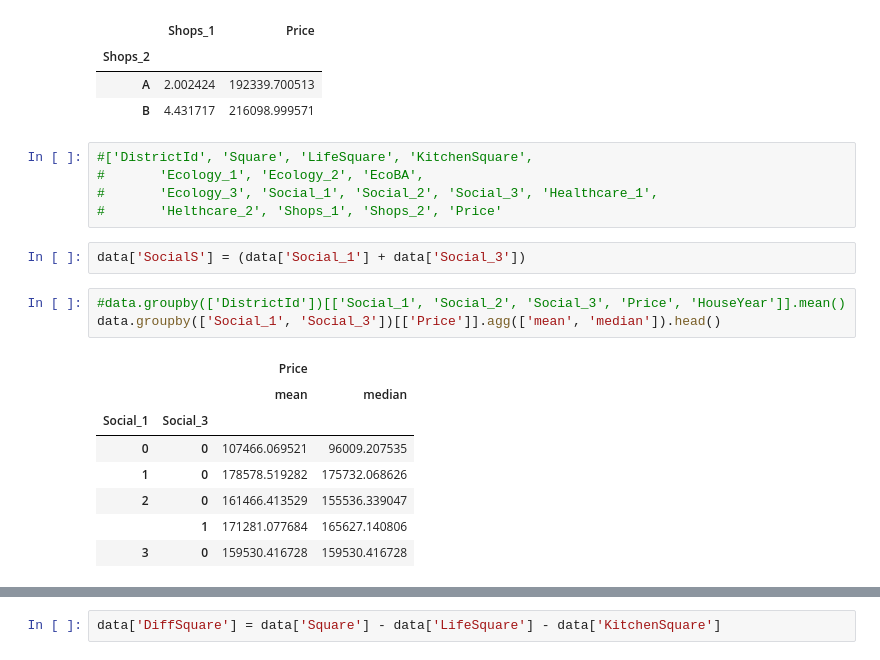
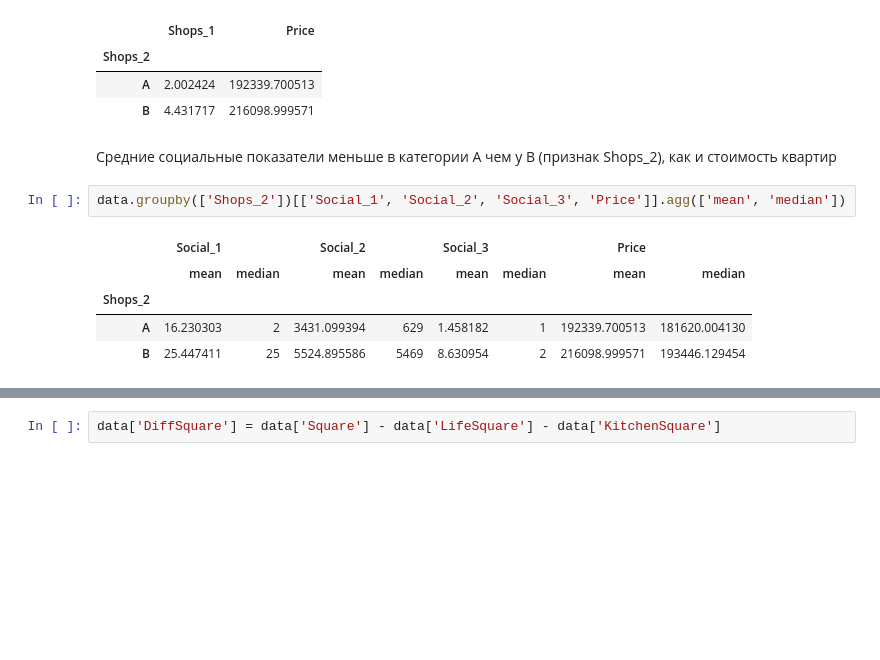
Before and after one commit to Selen34/pds, a Jupyter notebook: project_pds.ipynb, the cells around one changed output, grey strips where cells are left out. Drawn from its saved outputs; the diff is of its cells as text; blank space fills up the shorter version.

```diff
--- a/project_pds.ipynb
+++ b/project_pds.ipynb
@@ -166,22 +144,13 @@ data.groupby(['Shops_2'])[['Shops_1', 'Price']].mean()
 | Shops_2 |  |  |
 | A | 2.002424 | 192339.700513 |
 | B | 4.431717 | 216098.999571 |
-# %%
-#['DistrictId', 'Square', 'LifeSquare', 'KitchenSquare',
-#       'Ecology_1', 'Ecology_2', 'EcoBA',
-#       'Ecology_3', 'Social_1', 'Social_2', 'Social_3', 'Healthcare_1',
-#       'Helthcare_2', 'Shops_1', 'Shops_2', 'Price'
-# %%
-data['SocialS'] = (data['Social_1'] + data['Social_3'])
+# %% [markdown]
+Средние социальные показатели меньше в категории A чем у B (признак Shops_2), как и стоимость квартир
 # %%
-#data.groupby(['DistrictId'])[['Social_1', 'Social_2', 'Social_3', 'Price', 'HouseYear']].mean()
-data.groupby(['Social_1', 'Social_3'])[['Price']].agg(['mean', 'median']).head()
+data.groupby(['Shops_2'])[['Social_1', 'Social_2', 'Social_3', 'Price']].agg(['mean', 'median'])
 # %% [output]
-|  |  | Price |  |
-|  |  | mean | median |
-| Social_1 | Social_3 |  |  |
-| 0 | 0 | 107466.069521 | 96009.207535 |
-| 1 | 0 | 178578.519282 | 175732.068626 |
-| 2 | 0 | 161466.413529 | 155536.339047 |
-|  | 1 | 171281.077684 | 165627.140806 |
-| 3 | 0 | 159530.416728 | 159530.416728 |
+|  | Social_1 |  | Social_2 |  | Social_3 |  | Price |  |
+|  | mean | median | mean | median | mean | median | mean | median |
+| Shops_2 |  |  |  |  |  |  |  |  |
+| A | 16.230303 | 2 | 3431.099394 | 629 | 1.458182 | 1 | 192339.700513 | 181620.004130 |
+| B | 25.447411 | 25 | 5524.895586 | 5469 | 8.630954 | 2 | 216098.999571 | 193446.129454 |
```
Also changed, not shown: parts of 68 cells of this notebook, 3 other files.
